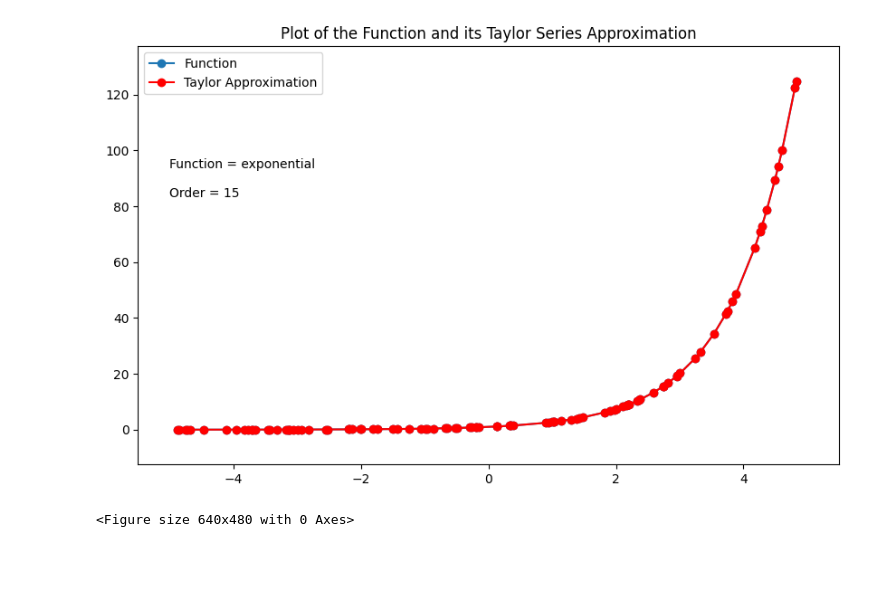
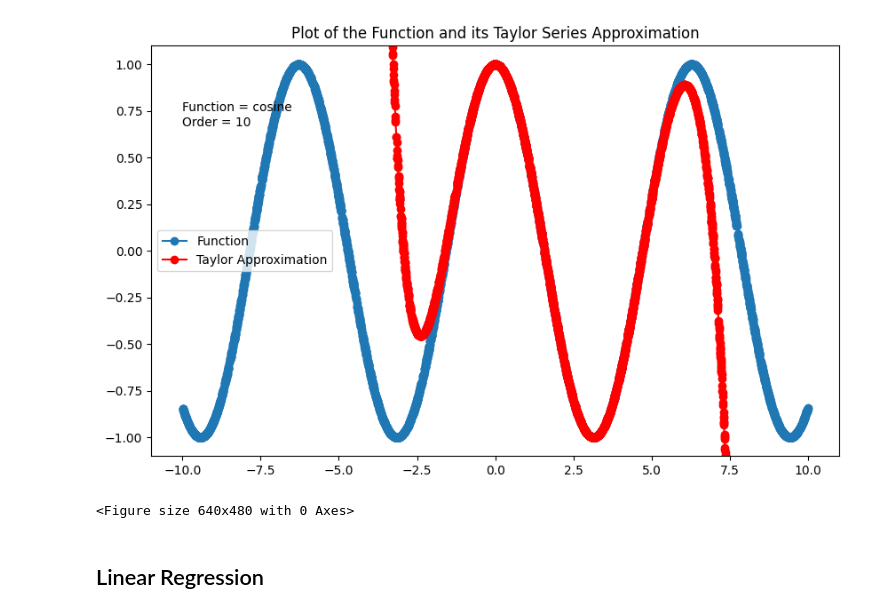
Before and after one commit to chenjoshua7/chenjoshua7.github.io, a Jupyter notebook: notebooks/taylorseries.ipynb, the cells around one changed output. Cells and saved outputs as stored; diff of their text form; code cells hidden in the pictures; blank space fills up the shorter version.

```diff
--- a/notebooks/taylorseries.ipynb
+++ b/notebooks/taylorseries.ipynb
@@ -58,7 +58,7 @@ class taylor_series:
         self.params["A"] = A
         return
 
-    def set_graph_params(self, size = 100, lower_bound = -5, upper_bound = 5):
+    def set_graph_params(self, size = 5000, lower_bound = -10, upper_bound = 10):
         self.graph_params = {
             "size": size,
             "lower_bound": lower_bound,
@@ -109,11 +109,11 @@ class taylor_series:
             self.plot_function(func = func)
             display(plt.gcf())
             plt.close()
-            time.sleep(1)
+            time.sleep(0.5)
             clear_output(wait=True)
 # %%
 TaylorSeries = taylor_series()
-TaylorSeries.visualize_plots(N = 15, A = 0, func = "exponential")
+TaylorSeries.visualize_plots(N = 10, A = 2, func = "cosine")
 # %% [output]
-[figure, old version]
+[figure, new version]
 <Figure size 640x480 with 0 Axes>
@@ -130,0 +120,2 @@ def initialize_weights(layer_dims):
+# %% [markdown]
+## Linear Regression
```
Also changed, not shown: parts of 27 cells of this notebook, 51 other files.
